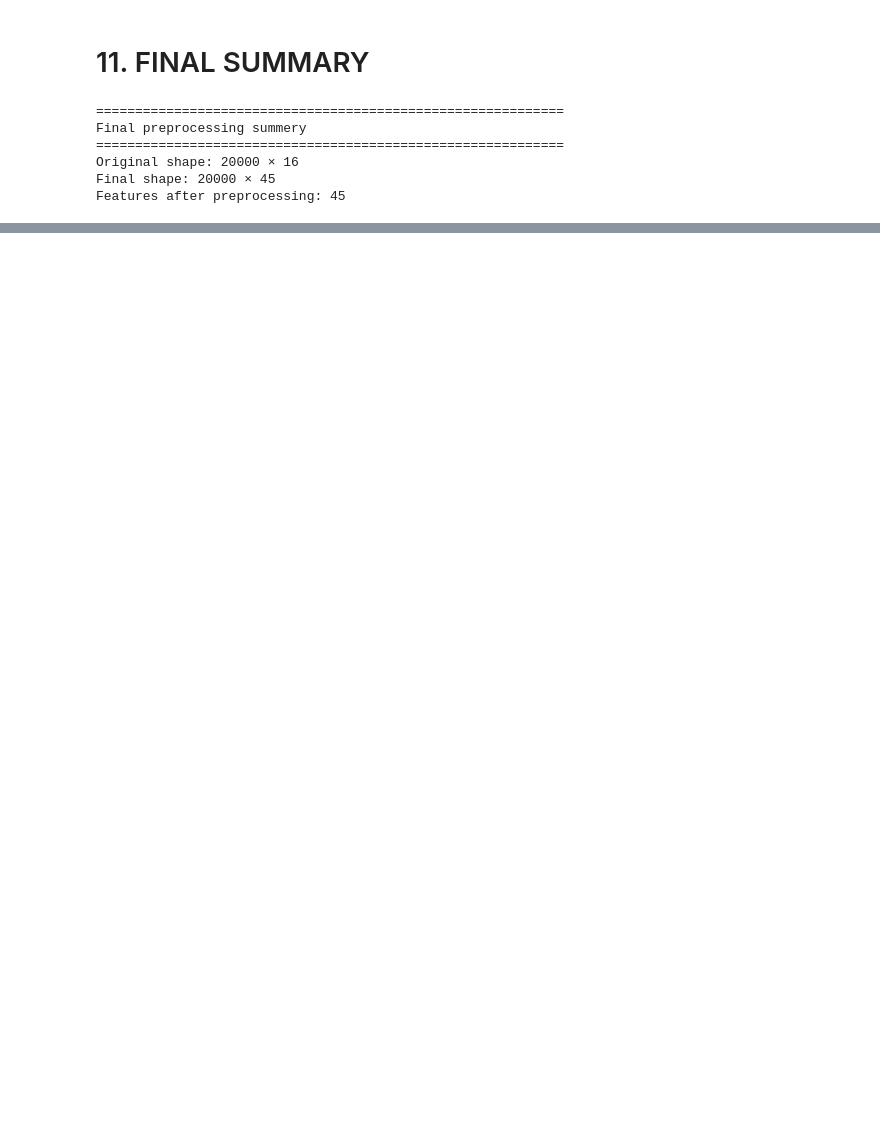
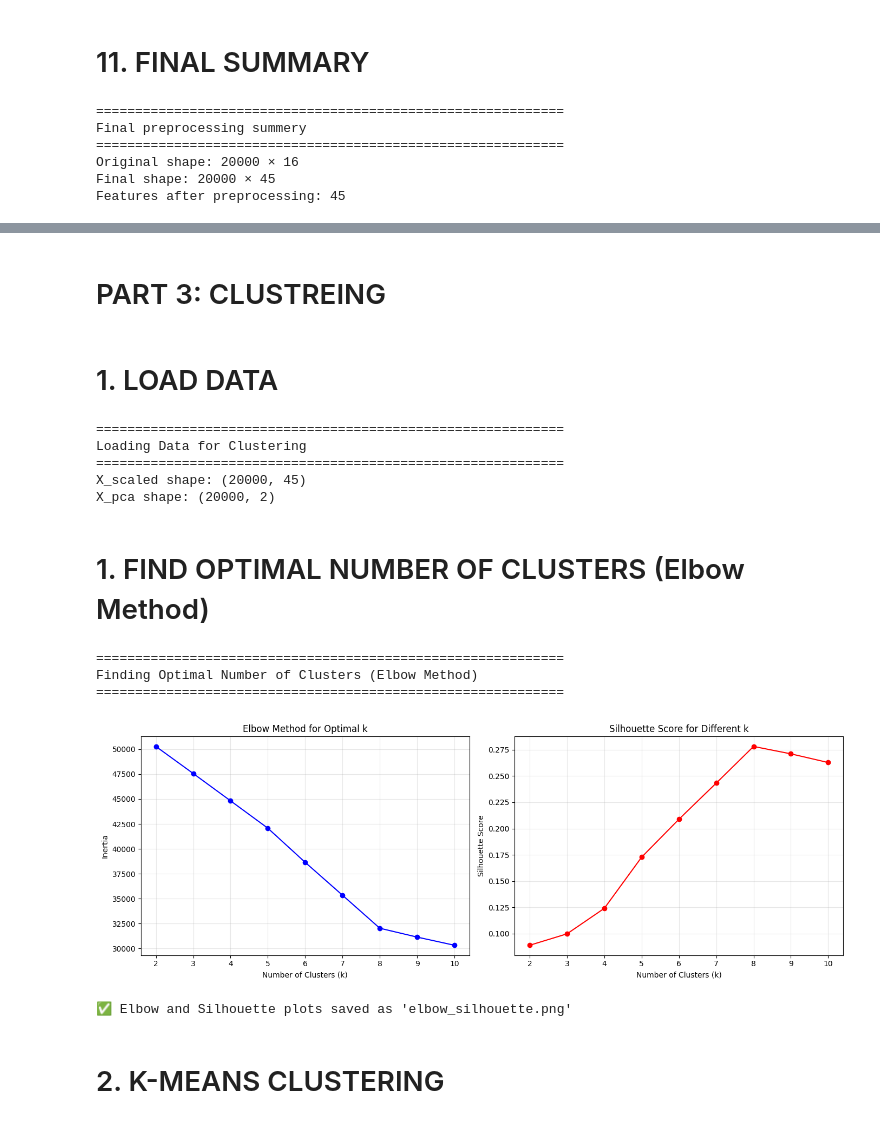
Before and after one commit to mahdidnp/University-activities-, a Jupyter notebook: data minning/ai-impact-on-jobs-and-layoff-risks.ipynb, the cells around one changed output, grey strips where cells are left out. Drawn from its saved outputs; the diff is of its cells as text; code cells hidden in the pictures; blank space fills up the shorter version.

```diff
--- a/data minning/ai-impact-on-jobs-and-layoff-risks.ipynb
+++ b/data minning/ai-impact-on-jobs-and-layoff-risks.ipynb
@@ -350,0 +911,2 @@ Features after preprocessing: 45
+# %% [markdown]
+# PART 3: CLUSTREING
@@ -350,0 +919,68 @@ Features after preprocessing: 45
+# %% [markdown]
+# 1. LOAD DATA
+# %%
+print("=" * 60)
+print("Loading Data for Clustering")
+print("=" * 60)
+
+# For clustering, we use only features (no target)
+X_scaled = pd.read_csv('X_scaled_features.csv')
+print(f"X_scaled shape: {X_scaled.shape}")
+
+# Optionally reduce dimensionality for visualization
+pca = PCA(n_components=2, random_state=42)
+X_pca = pca.fit_transform(X_scaled)
+print(f"X_pca shape: {X_pca.shape}")
+# %% [output]
+============================================================
+Loading Data for Clustering
+============================================================
+X_scaled shape: (20000, 45)
+X_pca shape: (20000, 2)
+# %% [markdown]
+# 1. FIND OPTIMAL NUMBER OF CLUSTERS (Elbow Method)
+# %%
+print("\n" + "=" * 60)
+print("Finding Optimal Number of Clusters (Elbow Method)")
+print("=" * 60)
+
+inertias = []
+silhouette_scores = []
+K_range = range(2, 11)
+
+for k in K_range:
+    kmeans = KMeans(n_clusters=k, random_state=42, n_init=10)
+    kmeans.fit(X_scaled)
+    inertias.append(kmeans.inertia_)
+    silhouette_scores.append(silhouette_score(X_scaled, kmeans.labels_))
+
+# Elbow plot
+fig, axes = plt.subplots(1, 2, figsize=(14, 5))
+
+# Elbow Method
+axes[0].plot(K_range, inertias, 'bo-')
+axes[0].set_xlabel('Number of Clusters (k)')
+axes[0].set_ylabel('Inertia')
+axes[0].set_title('Elbow Method for Optimal k')
+axes[0].grid(True, alpha=0.3)
+
+# Silhouette Score
+axes[1].plot(K_range, silhouette_scores, 'ro-')
+axes[1].set_xlabel('Number of Clusters (k)')
+axes[1].set_ylabel('Silhouette Score')
+axes[1].set_title('Silhouette Score for Different k')
+axes[1].grid(True, alpha=0.3)
+
+plt.tight_layout()
+plt.savefig('elbow_silhouette.png', dpi=300, bbox_inches='tight')
+plt.show()
+
+print("✅ Elbow and Silhouette plots saved as 'elbow_silhouette.png'")
+# %% [output]
+============================================================
+Finding Optimal Number of Clusters (Elbow Method)
+============================================================
+[figure, added]
+✅ Elbow and Silhouette plots saved as 'elbow_silhouette.png'
+# %% [markdown]
+# 2. K-MEANS CLUSTERING
```
Also changed, not shown: parts of 51 cells of this notebook.
